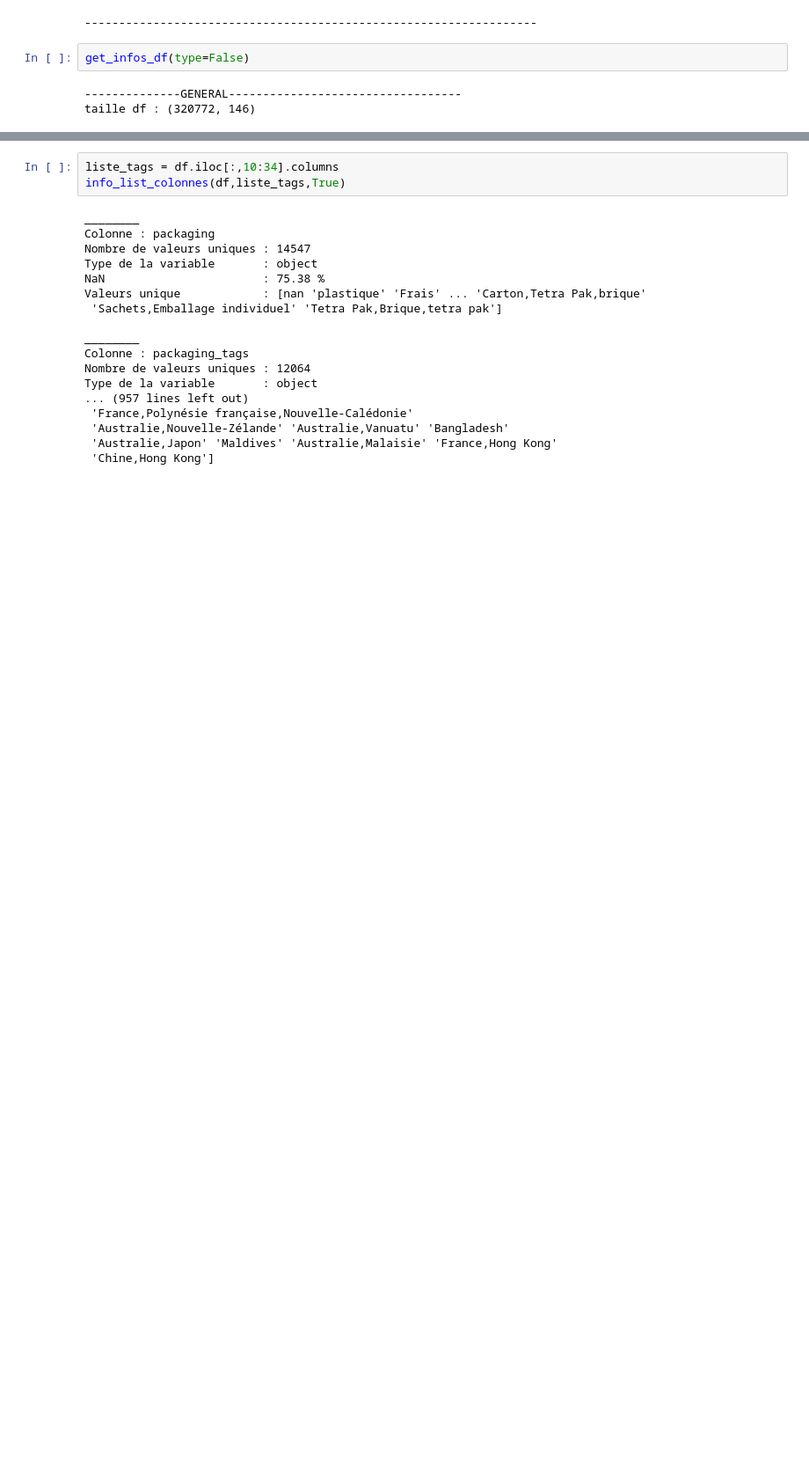
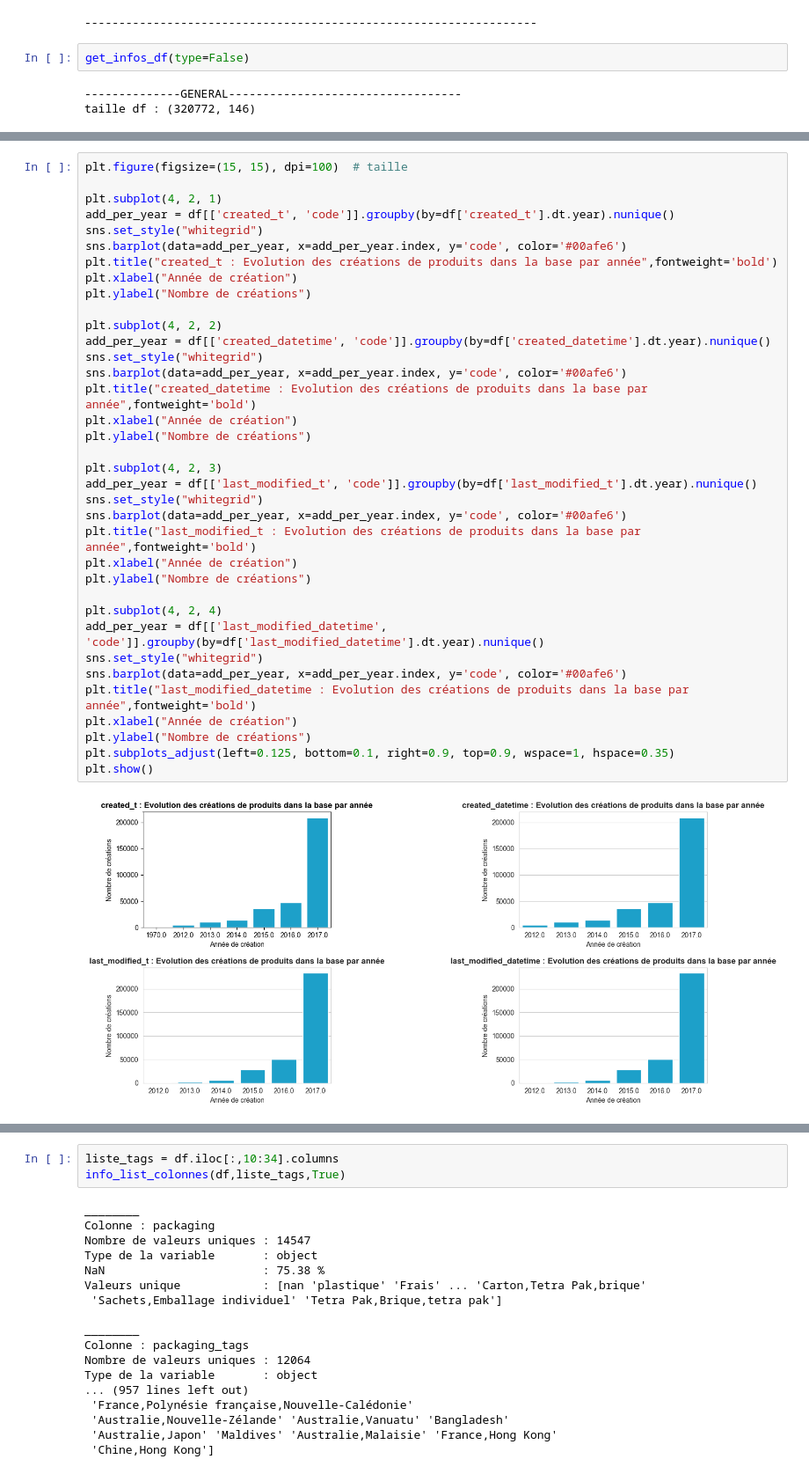
Before and after one commit to 110111-1/DS-OPENFOODFACT-SANTE, a Jupyter notebook: Moty_Philippe_1_1122.ipynb, the cells around one changed output, grey strips where cells are left out. Shown at 88% size. Cells and saved outputs as stored; diff of their text form; blank space fills up the shorter version.

```diff
--- a/Moty_Philippe_1_1122.ipynb
+++ b/Moty_Philippe_1_1122.ipynb
@@ -445,0 +487,38 @@ Valeurs unique            : ['1kg' nan '2.46 kg' ... '1,25kg' '18,66kg' '67g']
+# %%
+plt.figure(figsize=(15, 15), dpi=100)  # taille
+
+plt.subplot(4, 2, 1)
+add_per_year = df[['created_t', 'code']].groupby(by=df['created_t'].dt.year).nunique()
+sns.set_style("whitegrid")
+sns.barplot(data=add_per_year, x=add_per_year.index, y='code', color='#00afe6')
+plt.title("created_t : Evolution des créations de produits dans la base par année",fontweight='bold')
+plt.xlabel("Année de création")
+plt.ylabel("Nombre de créations")
+
+plt.subplot(4, 2, 2)
+add_per_year = df[['created_datetime', 'code']].groupby(by=df['created_datetime'].dt.year).nunique()
+sns.set_style("whitegrid")
+sns.barplot(data=add_per_year, x=add_per_year.index, y='code', color='#00afe6')
+plt.title("created_datetime : Evolution des créations de produits dans la base par année",fontweight='bold')
+plt.xlabel("Année de création")
+plt.ylabel("Nombre de créations")
+
+plt.subplot(4, 2, 3)
+add_per_year = df[['last_modified_t', 'code']].groupby(by=df['last_modified_t'].dt.year).nunique()
+sns.set_style("whitegrid")
+sns.barplot(data=add_per_year, x=add_per_year.index, y='code', color='#00afe6')
+plt.title("last_modified_t : Evolution des créations de produits dans la base par année",fontweight='bold')
+plt.xlabel("Année de création")
+plt.ylabel("Nombre de créations")
+
+plt.subplot(4, 2, 4)
+add_per_year = df[['last_modified_datetime', 'code']].groupby(by=df['last_modified_datetime'].dt.year).nunique()
+sns.set_style("whitegrid")
+sns.barplot(data=add_per_year, x=add_per_year.index, y='code', color='#00afe6')
+plt.title("last_modified_datetime : Evolution des créations de produits dans la base par année",fontweight='bold')
+plt.xlabel("Année de création")
+plt.ylabel("Nombre de créations")
+plt.subplots_adjust(left=0.125, bottom=0.1, right=0.9, top=0.9, wspace=1, hspace=0.35)
+plt.show()
+# %% [output]
+[figure, added]
```
Also changed, not shown: parts of 83 cells of this notebook, 2 other files.
